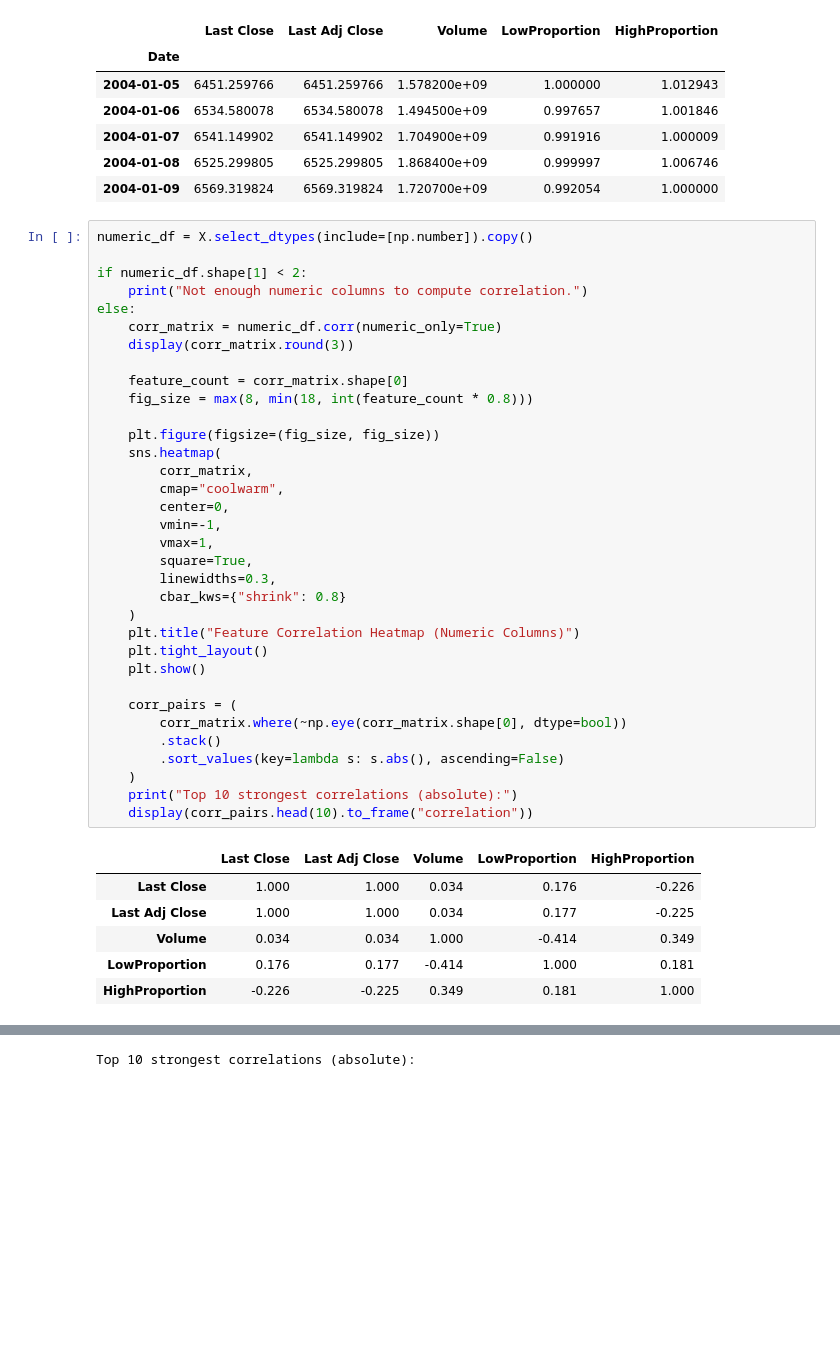
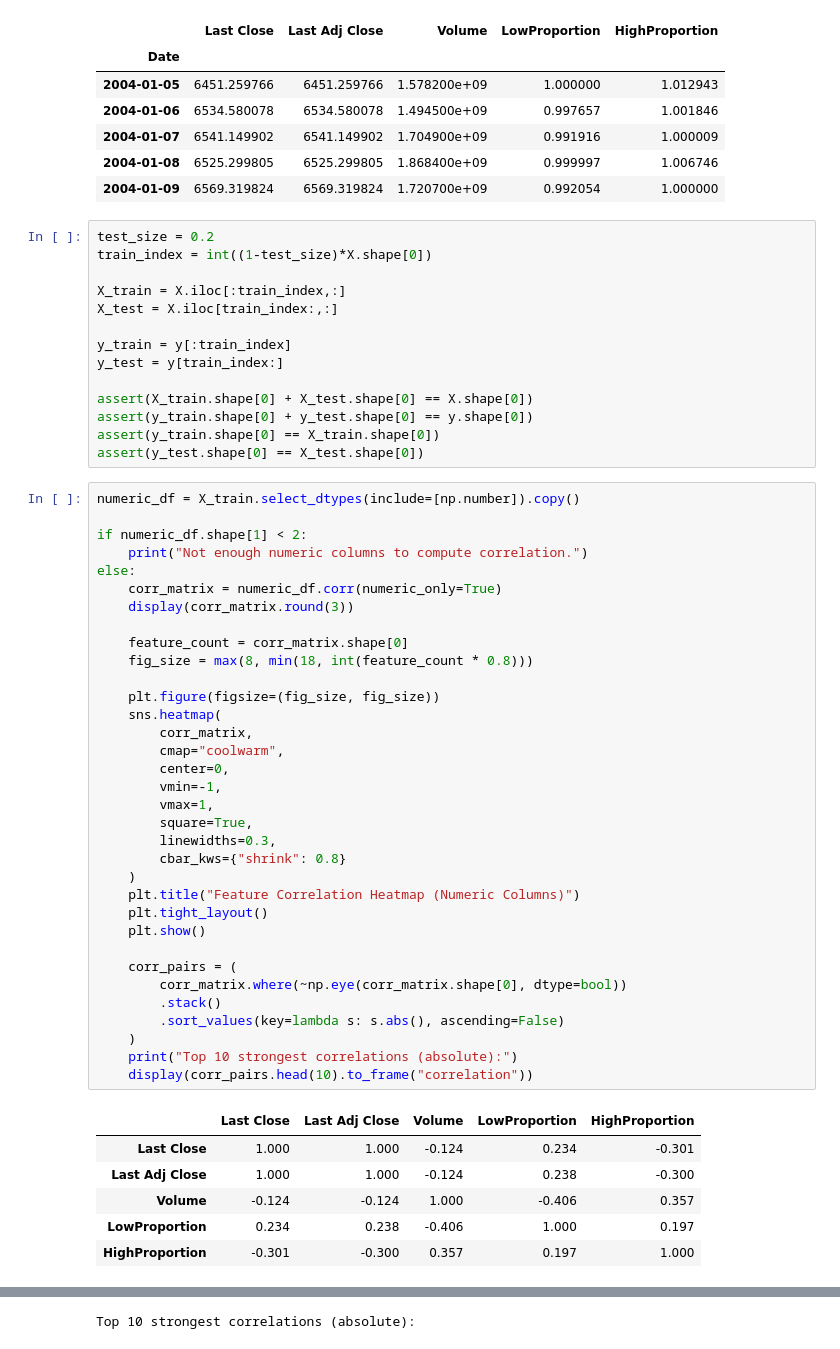
Before and after one commit to akorade/global-stock-index-ml-classification, a Jupyter notebook: notebooks/feature_eng.ipynb, the cells around one changed output, grey strips where cells are left out. Cells and saved outputs as stored; diff of their text form; blank space fills up the shorter version.

Commit message:
perform temporal train/test on data

```diff
--- a/notebooks/feature_eng.ipynb
+++ b/notebooks/feature_eng.ipynb
@@ -131,8 +111,22 @@ X.head()
 | 2004-01-07 | 6541.149902 | 6541.149902 | 1.704900e+09 | 0.991916 | 1.000009 |
 | 2004-01-08 | 6525.299805 | 6525.299805 | 1.868400e+09 | 0.999997 | 1.006746 |
 | 2004-01-09 | 6569.319824 | 6569.319824 | 1.720700e+09 | 0.992054 | 1.000000 |
+# %%
+test_size = 0.2
+train_index = int((1-test_size)*X.shape[0])
+
+X_train = X.iloc[:train_index,:]
+X_test = X.iloc[train_index:,:]
+
+y_train = y[:train_index]
+y_test = y[train_index:]
+
+assert(X_train.shape[0] + X_test.shape[0] == X.shape[0])
+assert(y_train.shape[0] + y_test.shape[0] == y.shape[0])
+assert(y_train.shape[0] == X_train.shape[0])
+assert(y_test.shape[0] == X_test.shape[0])
 # %%
-numeric_df = X.select_dtypes(include=[np.number]).copy()
+numeric_df = X_train.select_dtypes(include=[np.number]).copy()
 
 if numeric_df.shape[1] < 2:
     print("Not enough numeric columns to compute correlation.")
@@ -140,38 +134,38 @@ else:
     corr_matrix = numeric_df.corr(numeric_only=True)
     display(corr_matrix.round(3))
 
     feature_count = corr_matrix.shape[0]
     fig_size = max(8, min(18, int(feature_count * 0.8)))
 
     plt.figure(figsize=(fig_size, fig_size))
     sns.heatmap(
         corr_matrix,
         cmap="coolwarm",
         center=0,
         vmin=-1,
         vmax=1,
         square=True,
         linewidths=0.3,
         cbar_kws={"shrink": 0.8}
     )
     plt.title("Feature Correlation Heatmap (Numeric Columns)")
     plt.tight_layout()
     plt.show()
 
     corr_pairs = (
         corr_matrix.where(~np.eye(corr_matrix.shape[0], dtype=bool))
         .stack()
         .sort_values(key=lambda s: s.abs(), ascending=False)
     )
     print("Top 10 strongest correlations (absolute):")
     display(corr_pairs.head(10).to_frame("correlation"))
 # %% [output]
 |  | Last Close | Last Adj Close | Volume | LowProportion | HighProportion |
-| Last Close | 1.000 | 1.000 | 0.034 | 0.176 | -0.226 |
-| Last Adj Close | 1.000 | 1.000 | 0.034 | 0.177 | -0.225 |
-| Volume | 0.034 | 0.034 | 1.000 | -0.414 | 0.349 |
-| LowProportion | 0.176 | 0.177 | -0.414 | 1.000 | 0.181 |
-| HighProportion | -0.226 | -0.225 | 0.349 | 0.181 | 1.000 |
+| Last Close | 1.000 | 1.000 | -0.124 | 0.234 | -0.301 |
+| Last Adj Close | 1.000 | 1.000 | -0.124 | 0.238 | -0.300 |
+| Volume | -0.124 | -0.124 | 1.000 | -0.406 | 0.357 |
+| LowProportion | 0.234 | 0.238 | -0.406 | 1.000 | 0.197 |
+| HighProportion | -0.301 | -0.300 | 0.357 | 0.197 | 1.000 |
 [figure]
 Top 10 strongest correlations (absolute):
 |  |  | correlation |
```
Also changed, not shown: parts of 3 cells of this notebook.
